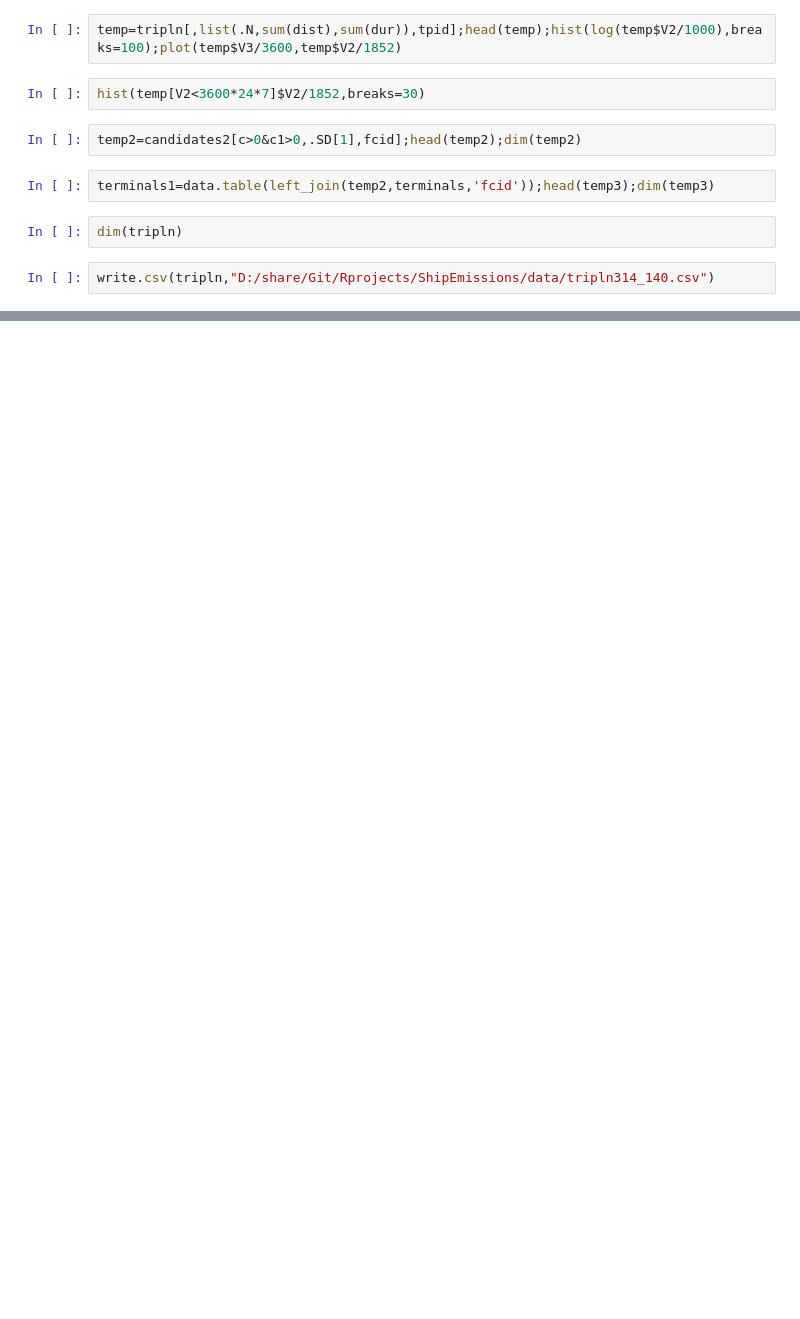
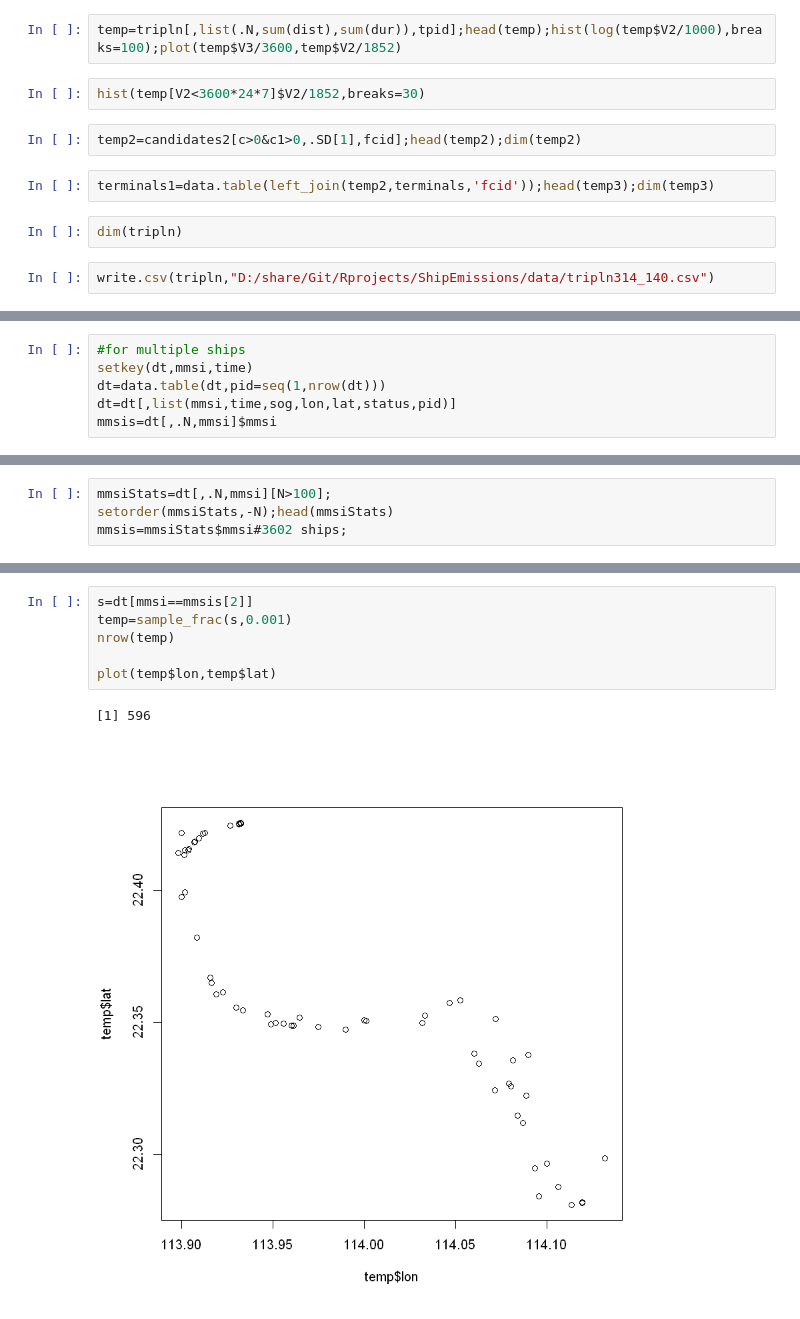
Before and after one commit to cynsky/ShipEmissions, a Jupyter notebook: notebook/GLOBAL_CONTAINER_TERMINAL_YEAR_SMU_R.ipynb, the cells around one changed output, grey strips where cells are left out. Saved outputs shown, nothing was run; the diff lists cells and outputs as text; blank space fills up the shorter version.

```diff
--- a/notebook/GLOBAL_CONTAINER_TERMINAL_YEAR_SMU_R.ipynb
+++ b/notebook/GLOBAL_CONTAINER_TERMINAL_YEAR_SMU_R.ipynb
@@ -378,0 +394,6 @@ write.csv(tripln,"D:/share/Git/Rprojects/ShipEmissions/data/tripln314_140.csv")
+# %%
+#for multiple ships
+setkey(dt,mmsi,time)
+dt=data.table(dt,pid=seq(1,nrow(dt)))
+dt=dt[,list(mmsi,time,sog,lon,lat,status,pid)]
+mmsis=dt[,.N,mmsi]$mmsi
@@ -378,0 +409,4 @@ write.csv(tripln,"D:/share/Git/Rprojects/ShipEmissions/data/tripln314_140.csv")
+# %%
+mmsiStats=dt[,.N,mmsi][N>100];
+setorder(mmsiStats,-N);head(mmsiStats)
+mmsis=mmsiStats$mmsi#3602 ships;
@@ -378,0 +560,9 @@ write.csv(tripln,"D:/share/Git/Rprojects/ShipEmissions/data/tripln314_140.csv")
+# %%
+s=dt[mmsi==mmsis[2]]
+temp=sample_frac(s,0.001)
+nrow(temp)
+
+plot(temp$lon,temp$lat)
+# %% [output]
+[1] 596
+[figure, added]
```
Also changed, not shown: parts of 23 cells of this notebook.
